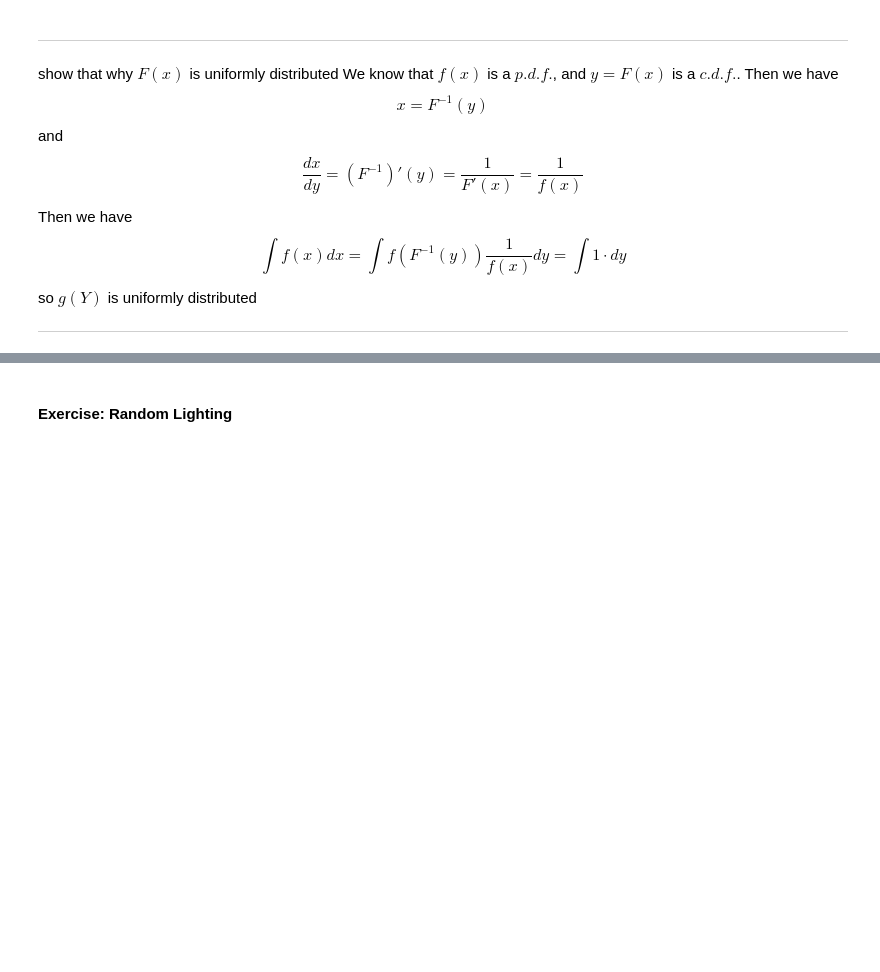
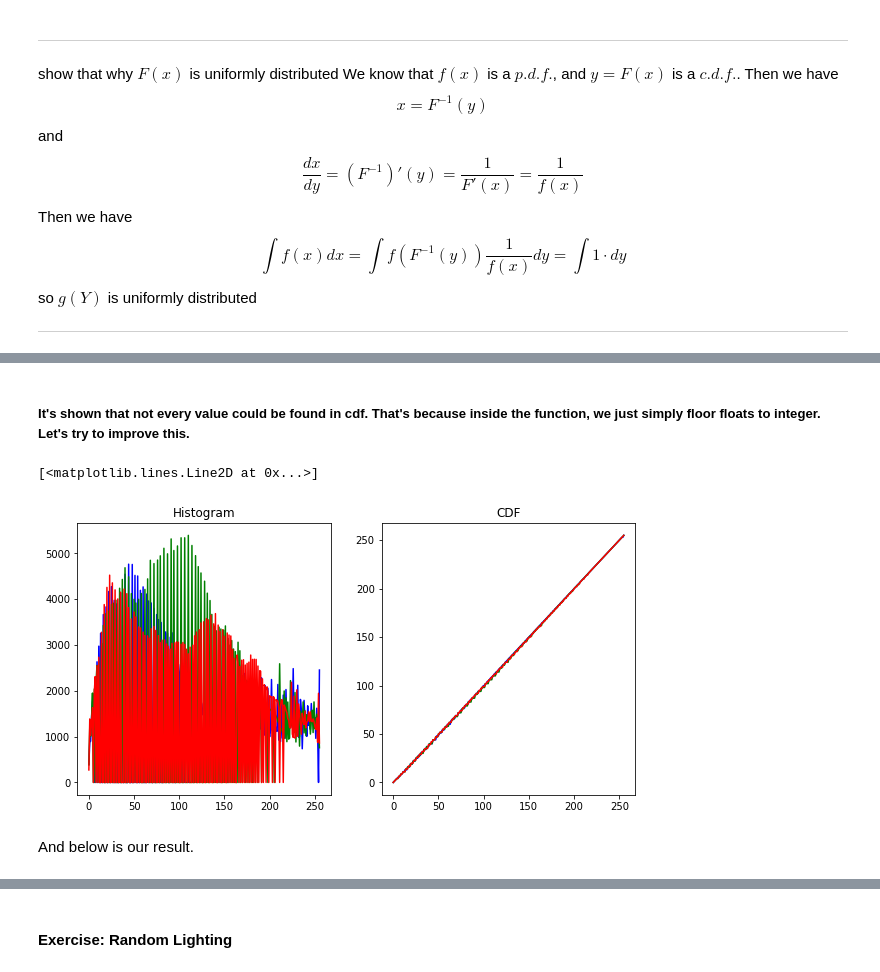
Before and after one commit to Misa-XU/jupyter, a Jupyter notebook: CV/#1. Gamma Function, Histogram Equalization and Random Lighting.ipynb, the cells around one changed output, grey strips where cells are left out. Saved outputs shown, nothing was run; the diff lists cells and outputs as text; code cells hidden in the pictures; blank space fills up the shorter version.

```diff
--- a/CV/#1. Gamma Function, Histogram Equalization and Random Lighting.ipynb
+++ b/CV/#1. Gamma Function, Histogram Equalization and Random Lighting.ipynb
@@ -59,0 +176,46 @@ def histo
+# %% [markdown]
+##### It's shown that not every value could be found in cdf. That's because inside the function, we just simply floor floats to integer. Let's try to improve this.
+# %%
+def getCDF_new(h, size):
+    hc = h.copy()
+    divider = size / 255.0
+    for i in range(1, h.shape[0]):
+        hc[i] = hc[i - 1] + hc[i]
+        if hc[i - 1] / divider - hc[i - 1] // divider > 0.5:
+            hc[i - 1] = hc[i - 1] // divider + 1
+        else:
+            hc[i - 1] = hc[i - 1] // divider
+    hc[255] = 255
+    return hc
+# %%
+bcn = getCDF_new(bh, B.size)
+gcn = getCDF_new(gh, G.size)
+rcn = getCDF_new(rh, R.size)
+# %%
+bfullHE_n = fullHE(B, bcn)
+gfullHE_n = fullHE(G, gcn)
+rfullHE_n = fullHE(R, rcn)
+
+bhf_n = getHistogram(bfullHE_n)
+ghf_n = getHistogram(gfullHE_n)
+rhf_n = getHistogram(rfullHE_n)
+
+bcf_n = getCDF_new(bhf_n, B.size)
+gcf_n = getCDF_new(ghf_n, G.size)
+rcf_n = getCDF_new(rhf_n, R.size)
+
+f, axarr = plt.subplots(1, 2, figsize = (10, 5))
+axarr[0].set_title('Histogram')
+axarr[0].plot(bhf_n, c = 'b')
+axarr[0].plot(ghf_n, c = 'g')
+axarr[0].plot(rhf_n, c = 'r')
+
+axarr[1].set_title('CDF')
+axarr[1].plot(bcf_n, c = 'b')
+axarr[1].plot(gcf_n, c = 'g')
+axarr[1].plot(rcf_n, c = 'r')
+# %% [output]
+[<matplotlib.lines.Line2D at 0x...>]
+[figure, added]
+# %% [markdown]
+And below is our result.
```
Also changed, not shown: parts of 35 cells of this notebook, 6 other files.
